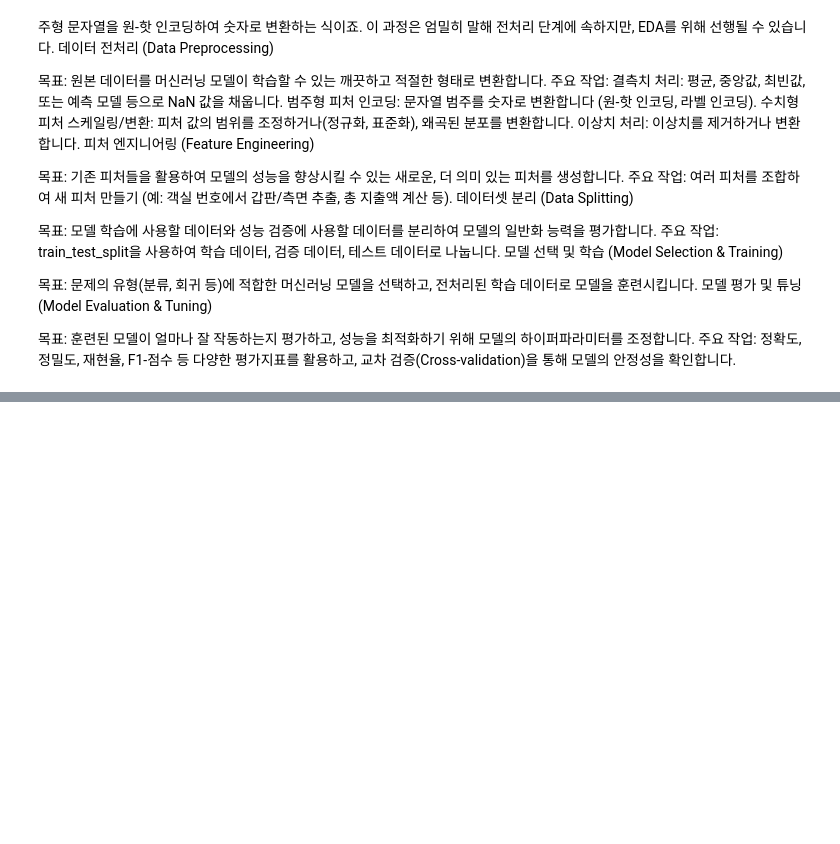
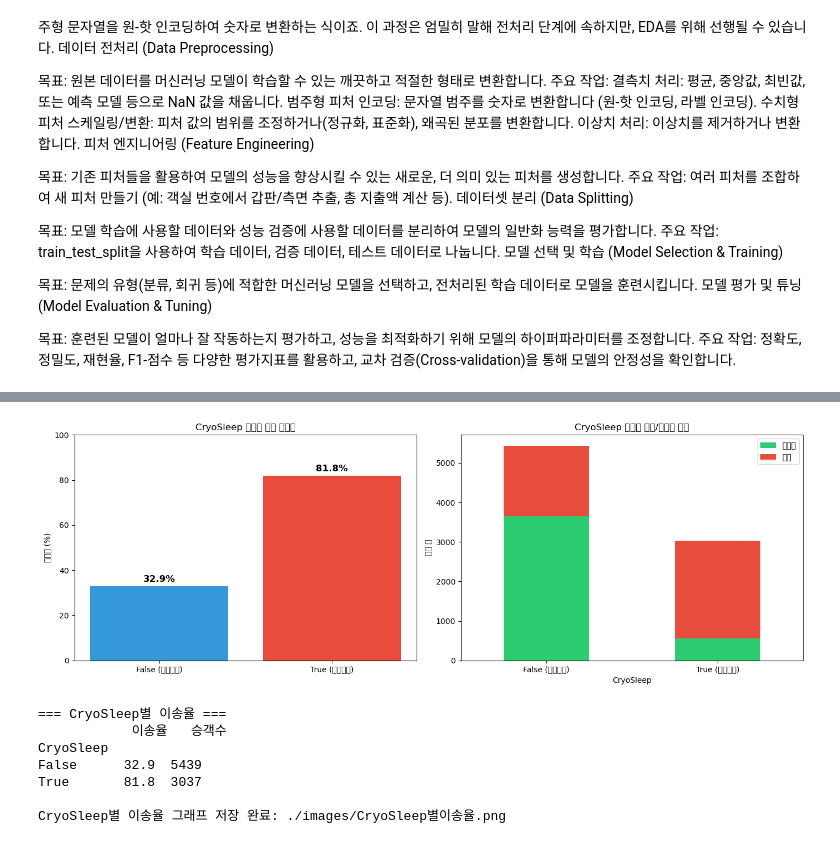
Before and after one commit to dino92-ys/kaggle-projects, a Jupyter notebook: spaceship-titanic/space_titanic.ipynb, the cells around one changed output, grey strips where cells are left out. Saved outputs shown, nothing was run; the diff lists cells and outputs as text; code cells hidden in the pictures; blank space fills up the shorter version.

```diff
--- a/spaceship-titanic/space_titanic.ipynb
+++ b/spaceship-titanic/space_titanic.ipynb
@@ -306,0 +364,48 @@ target.info()
+# %%
+# 7.2. CryoSleep별 이송율 분석
+cryosleep_transported = train.groupby('CryoSleep')['Transported'].agg(['mean', 'count'])
+cryosleep_transported.columns = ['이송율', '승객수']
+cryosleep_transported['이송율'] = (cryosleep_transported['이송율'] * 100).round(1)
+
+fig, axes = plt.subplots(1, 2, figsize=(14, 5))
+
+# CryoSleep별 이송율
+colors = ['#3498db', '#e74c3c']
+bars = axes[0].bar(['False (깨어있음)', 'True (냉동수면)'],
+                    cryosleep_transported['이송율'],
+                    color=colors)
+axes[0].set_ylabel('이송율 (%)')
+axes[0].set_title('CryoSleep 상태에 따른 이송율')
+axes[0].set_ylim(0, 100)
+
+for bar, val in zip(bars, cryosleep_transported['이송율']):
+    axes[0].text(bar.get_x() + bar.get_width()/2, bar.get_height() + 2,
+                 f'{val}%', ha='center', fontsize=12, fontweight='bold')
+
+# CryoSleep별 이송/미이송 분포
+cryosleep_dist = train.groupby(['CryoSleep', 'Transported']).size().unstack()
+cryosleep_dist.plot(kind='bar', stacked=True, ax=axes[1],
+                    color=['#2ecc71', '#e74c3c'])
+axes[1].set_title('CryoSleep 상태별 이송/미이송 분포')
+axes[1].set_xlabel('CryoSleep')
+axes[1].set_ylabel('승객 수')
+axes[1].legend(['미이송', '이송'])
+axes[1].tick_params(axis='x', rotation=0)
+axes[1].set_xticklabels(['False (깨어있음)', 'True (냉동수면)'])
+
+plt.tight_layout()
+plt.savefig('./images/CryoSleep별이송율.png', dpi=300, bbox_inches='tight')
+plt.show()
+
+print("=== CryoSleep별 이송율 ===")
+print(cryosleep_transported)
+print("\nCryoSleep별 이송율 그래프 저장 완료: ./images/CryoSleep별이송율.png")
+# %% [output]
+[figure, added]
+=== CryoSleep별 이송율 ===
+            이송율   승객수
+CryoSleep
+False      32.9  5439
+True       81.8  3037
+
+CryoSleep별 이송율 그래프 저장 완료: ./images/CryoSleep별이송율.png
```
Also changed, not shown: parts of 7 cells of this notebook, 6 other files.
